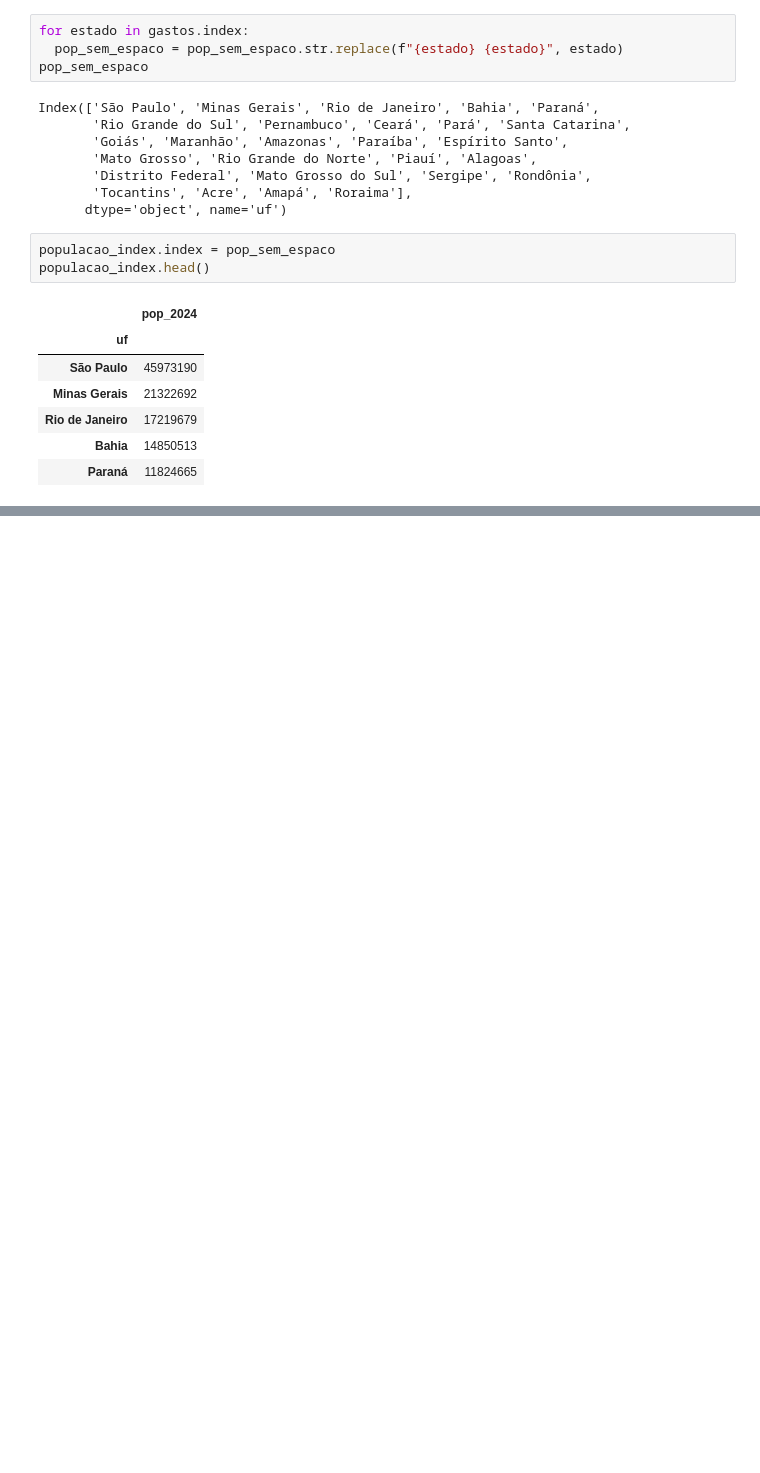
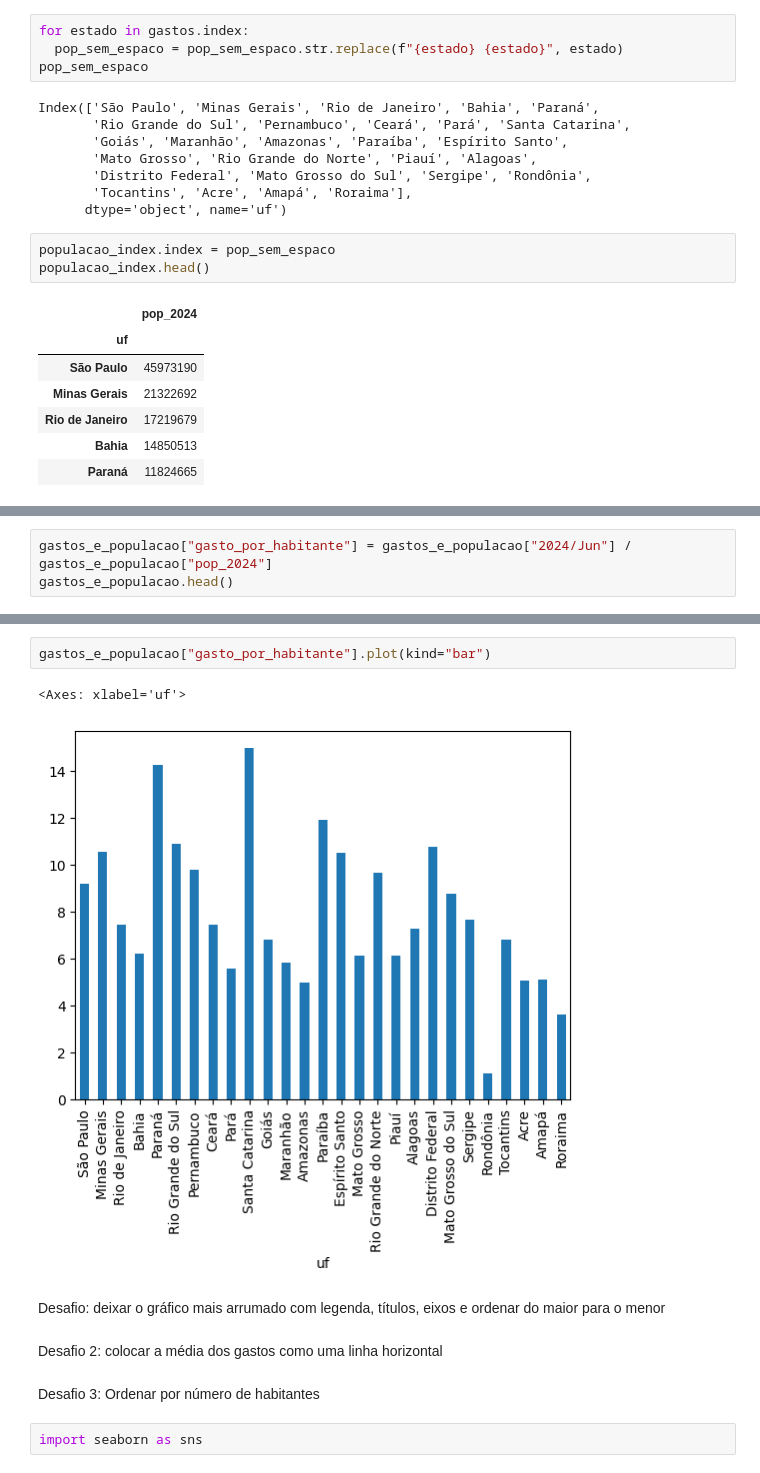
Before and after one commit to SandraRojasZ/Data-Analytics, a Jupyter notebook: pos-datascience-analise-e-exploracao-de-dados-aula1/Produção_Hospitalar-A2.1.ipynb, the cells around one changed output, grey strips where cells are left out. Cells and saved outputs as stored; diff of their text form; blank space fills up the shorter version.

Commit message:
Aula 2.2.1 + Desafios

```diff
--- a/pos-datascience-analise-e-exploracao-de-dados-aula1/Produção_Hospitalar-A2.1.ipynb
+++ b/pos-datascience-analise-e-exploracao-de-dados-aula1/Produção_Hospitalar-A2.1.ipynb
@@ -1042,0 +1097,3 @@ populacao_index.join(gastos)
+# %%
+gastos_e_populacao["gasto_por_habitante"] = gastos_e_populacao["2024/Jun"] / gastos_e_populacao["pop_2024"]
+gastos_e_populacao.head()
@@ -1042,0 +1108,13 @@ populacao_index.join(gastos)
+# %%
+gastos_e_populacao["gasto_por_habitante"].plot(kind="bar")
+# %% [output]
+<Axes: xlabel='uf'>
+[figure, added]
+# %% [markdown]
+Desafio: deixar o gráfico mais arrumado com legenda, títulos, eixos e ordenar do maior para o menor
+# %% [markdown]
+Desafio 2: colocar a média dos gastos como uma linha horizontal
+# %% [markdown]
+Desafio 3: Ordenar por número de habitantes
+# %%
+import seaborn as sns
```
Also changed, not shown: parts of 18 cells of this notebook.
